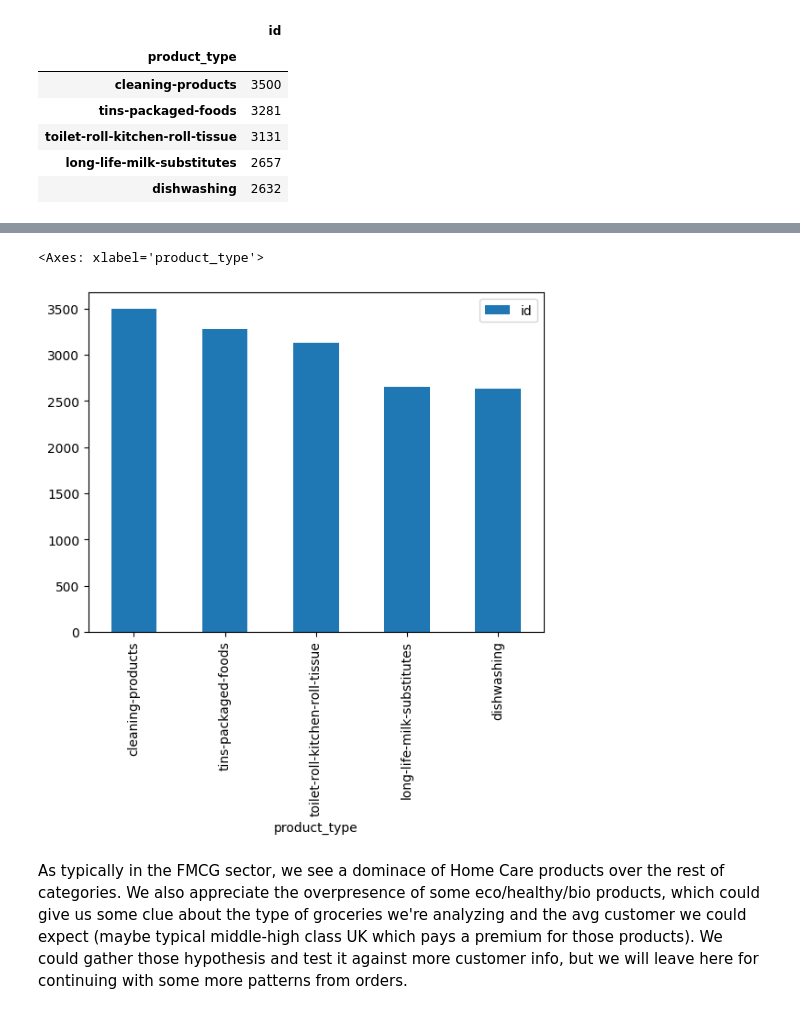
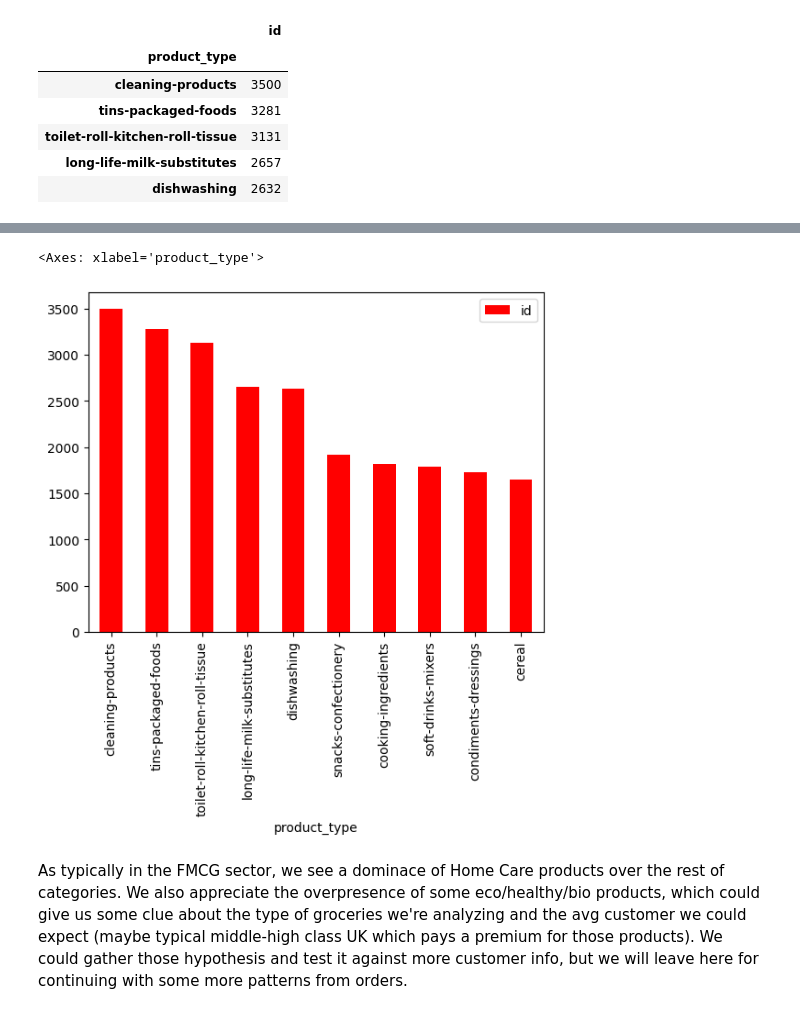
Before and after one commit to dan1dr/zrive-ds, a Jupyter notebook: src/module_2/module_2_part1.ipynb, the cells around one changed output, grey strips where cells are left out. Cells and saved outputs as stored; diff of their text form; code cells hidden in the pictures.

```diff
--- a/src/module_2/module_2_part1.ipynb
+++ b/src/module_2/module_2_part1.ipynb
@@ -456,9 +458,9 @@ plt.xticks(rotation=90)  # Rotate x-axis labels for better readability
 # %%
 # Replicated in matplotlib
-orders_inventory_cleaned.head().plot(kind='bar')
+orders_inventory_cleaned.head(10).plot(kind='bar', color='red')
 # %% [output]
 <Axes: xlabel='product_type'>
-[figure, old version]
+[figure, new version]
 # %% [markdown]
 As typically in the FMCG sector, we see a dominace of Home Care products over the rest of categories. We also appreciate the overpresence of some eco/healthy/bio products, which could give us some clue about the type of groceries we're analyzing and the avg customer we could expect (maybe typical middle-high class UK which pays a premium for those products). We could gather those hypothesis and test it against more customer info, but we will leave here for continuing with some more patterns from orders.
 # %% [markdown]
```
Also changed, not shown: parts of 38 cells of this notebook.
